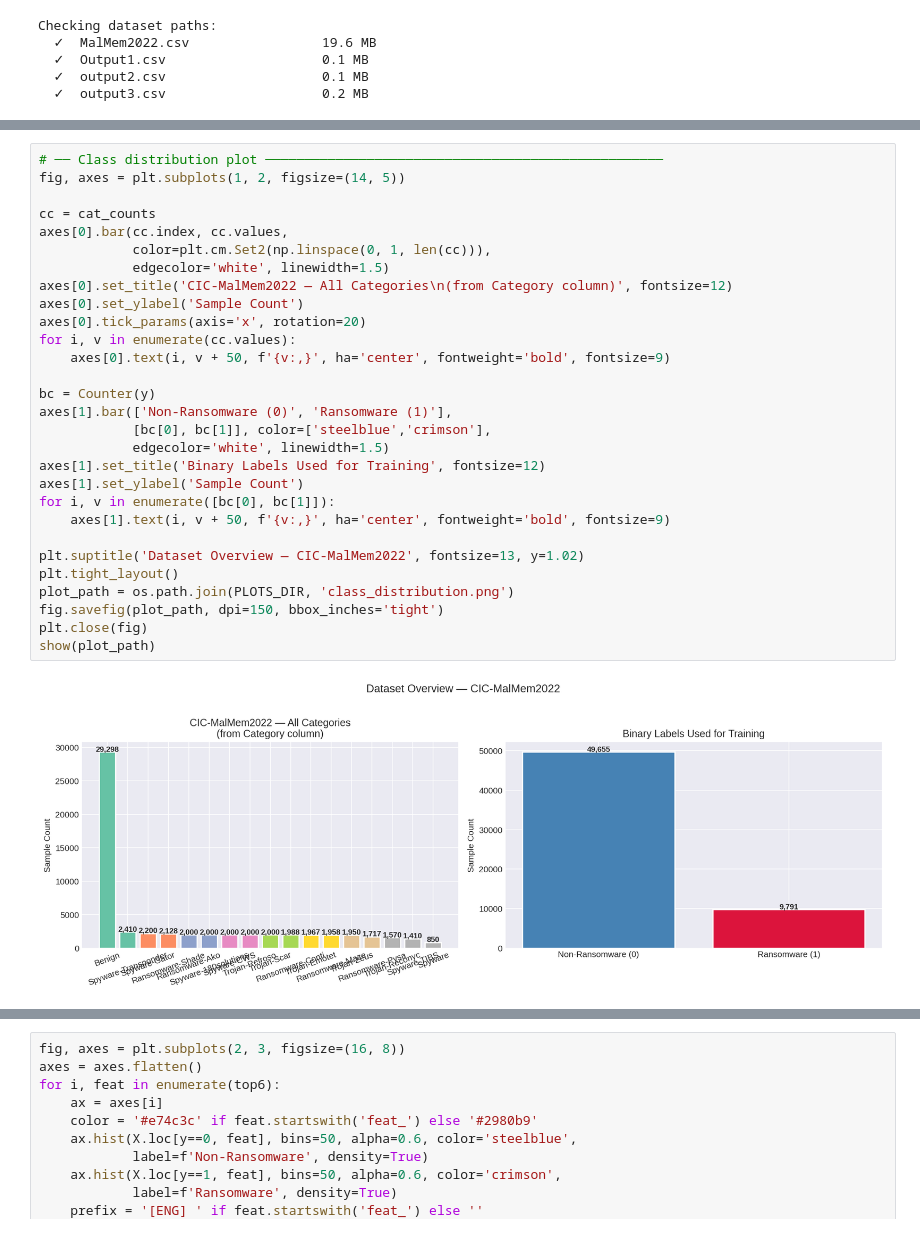
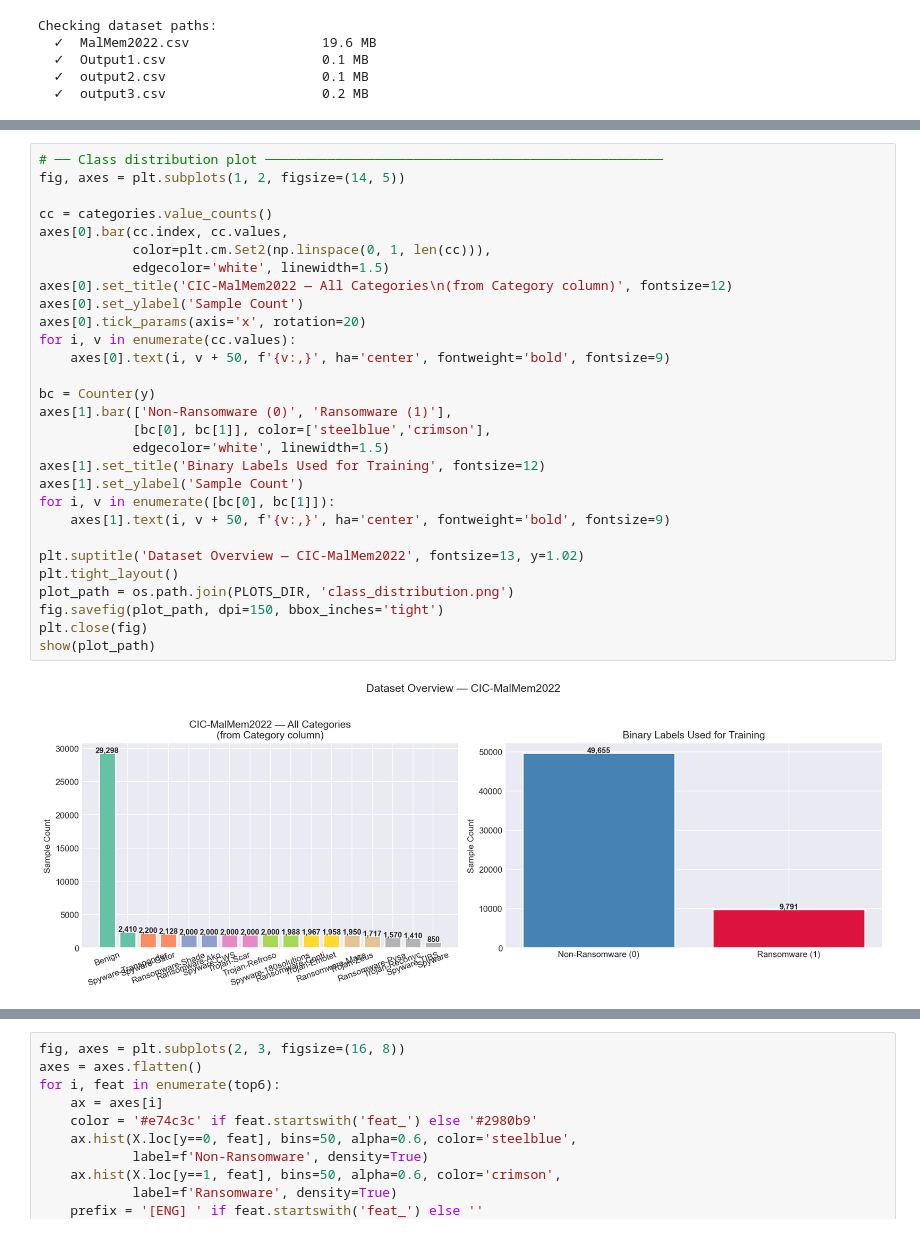
Before and after one commit to Radhoine-Amara/Ransomware-Detection-and-Mitigation-System, a Jupyter notebook: notebooks/03_Research_Grade_Pipeline.ipynb, the cells around one changed output, grey strips where cells are left out. Cells and saved outputs as stored; diff of their text form.

```diff
--- a/notebooks/03_Research_Grade_Pipeline.ipynb
+++ b/notebooks/03_Research_Grade_Pipeline.ipynb
@@ -189,32 +194,32 @@ Ransomware         9791
 # %%
 # ── Class distribution plot ───────────────────────────────────────────────────
 fig, axes = plt.subplots(1, 2, figsize=(14, 5))
 
-cc = cat_counts
+cc = categories.value_counts()
 axes[0].bar(cc.index, cc.values,
             color=plt.cm.Set2(np.linspace(0, 1, len(cc))),
             edgecolor='white', linewidth=1.5)
 axes[0].set_title('CIC-MalMem2022 — All Categories\n(from Category column)', fontsize=12)
 axes[0].set_ylabel('Sample Count')
 axes[0].tick_params(axis='x', rotation=20)
 for i, v in enumerate(cc.values):
     axes[0].text(i, v + 50, f'{v:,}', ha='center', fontweight='bold', fontsize=9)
 
 bc = Counter(y)
 axes[1].bar(['Non-Ransomware (0)', 'Ransomware (1)'],
             [bc[0], bc[1]], color=['steelblue','crimson'],
             edgecolor='white', linewidth=1.5)
 axes[1].set_title('Binary Labels Used for Training', fontsize=12)
 axes[1].set_ylabel('Sample Count')
 for i, v in enumerate([bc[0], bc[1]]):
     axes[1].text(i, v + 50, f'{v:,}', ha='center', fontweight='bold', fontsize=9)
 
 plt.suptitle('Dataset Overview — CIC-MalMem2022', fontsize=13, y=1.02)
 plt.tight_layout()
 plot_path = os.path.join(PLOTS_DIR, 'class_distribution.png')
 fig.savefig(plot_path, dpi=150, bbox_inches='tight')
 plt.close(fig)
 show(plot_path)
 # %% [output]
-[figure, old version]
+[figure, new version]
 # %%
```
Also changed, not shown: parts of 42 cells of this notebook, 10 other files.
